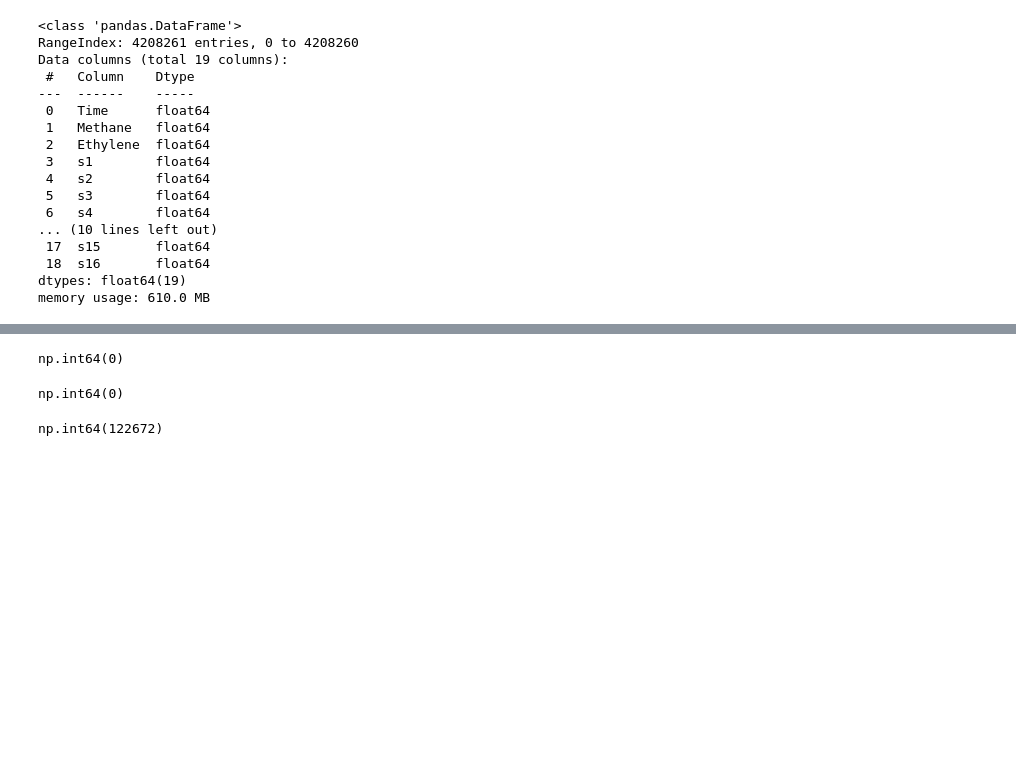
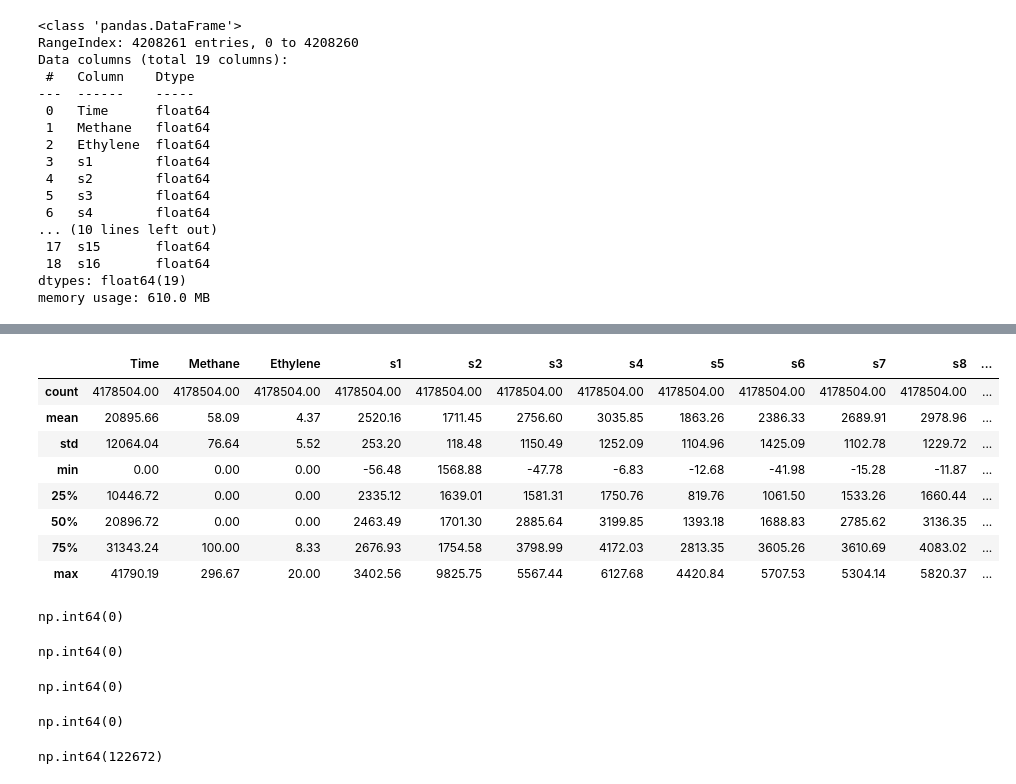
Before and after one commit to GaleevArslanDev/DySiG, a Jupyter notebook: eda.ipynb, the cells around one changed output, grey strips where cells are left out. Drawn from its saved outputs; the diff is of its cells as text; code cells hidden in the pictures; blank space fills up the shorter version.

```diff
--- a/eda.ipynb
+++ b/eda.ipynb
@@ -90,14 +141,34 @@ ethylene_co.describe().round(2)
 | 50% | 21045.91 | 0.00 | 6.67 | 1789.09 | 38.89 | 4494.33 | 4946.72 | 1984.55 | 2272.78 | 5224.88 | 5537.91 | ... |
 | 75% | 31566.78 | 266.67 | 10.00 | 2869.44 | 158.90 | 5658.29 | 6178.21 | 2262.74 | 2566.47 | 6719.28 | 7104.20 | ... |
 | max | 42087.55 | 533.33 | 20.00 | 3553.64 | 28116.51 | 8641.34 | 9221.02 | 2904.04 | 3502.11 | 9883.50 | 10521.04 | ... |
+# %%
+ethylene_methane.describe().round(2)
+# %% [output]
+|  | Time | Methane | Ethylene | s1 | s2 | s3 | s4 | s5 | s6 | s7 | s8 | ... |
+| count | 4178504.00 | 4178504.00 | 4178504.00 | 4178504.00 | 4178504.00 | 4178504.00 | 4178504.00 | 4178504.00 | 4178504.00 | 4178504.00 | 4178504.00 | ... |
+| mean | 20895.66 | 58.09 | 4.37 | 2520.16 | 1711.45 | 2756.60 | 3035.85 | 1863.26 | 2386.33 | 2689.91 | 2978.96 | ... |
+| std | 12064.04 | 76.64 | 5.52 | 253.20 | 118.48 | 1150.49 | 1252.09 | 1104.96 | 1425.09 | 1102.78 | 1229.72 | ... |
+| min | 0.00 | 0.00 | 0.00 | -56.48 | 1568.88 | -47.78 | -6.83 | -12.68 | -41.98 | -15.28 | -11.87 | ... |
+| 25% | 10446.72 | 0.00 | 0.00 | 2335.12 | 1639.01 | 1581.31 | 1750.76 | 819.76 | 1061.50 | 1533.26 | 1660.44 | ... |
+| 50% | 20896.72 | 0.00 | 0.00 | 2463.49 | 1701.30 | 2885.64 | 3199.85 | 1393.18 | 1688.83 | 2785.62 | 3136.35 | ... |
+| 75% | 31343.24 | 100.00 | 8.33 | 2676.93 | 1754.58 | 3798.99 | 4172.03 | 2813.35 | 3605.26 | 3610.69 | 4083.02 | ... |
+| max | 41790.19 | 296.67 | 20.00 | 3402.56 | 9825.75 | 5567.44 | 6127.68 | 4420.84 | 5707.53 | 5304.14 | 5820.37 | ... |
 # %%
 ethylene_co.isna().sum().sum()
 # %% [output]
 np.int64(0)
+# %%
+ethylene_methane.isna().sum().sum()
+# %% [output]
+np.int64(0)
 # %%
 ethylene_co.duplicated().sum()
 # %% [output]
 np.int64(0)
+# %%
+ethylene_methane.duplicated().sum()
+# %% [output]
+np.int64(0)
 # %%
 ethylene_co['Time'].duplicated().sum()
 # %% [output]
```
Also changed, not shown: parts of 17 cells of this notebook, 5 other files.
